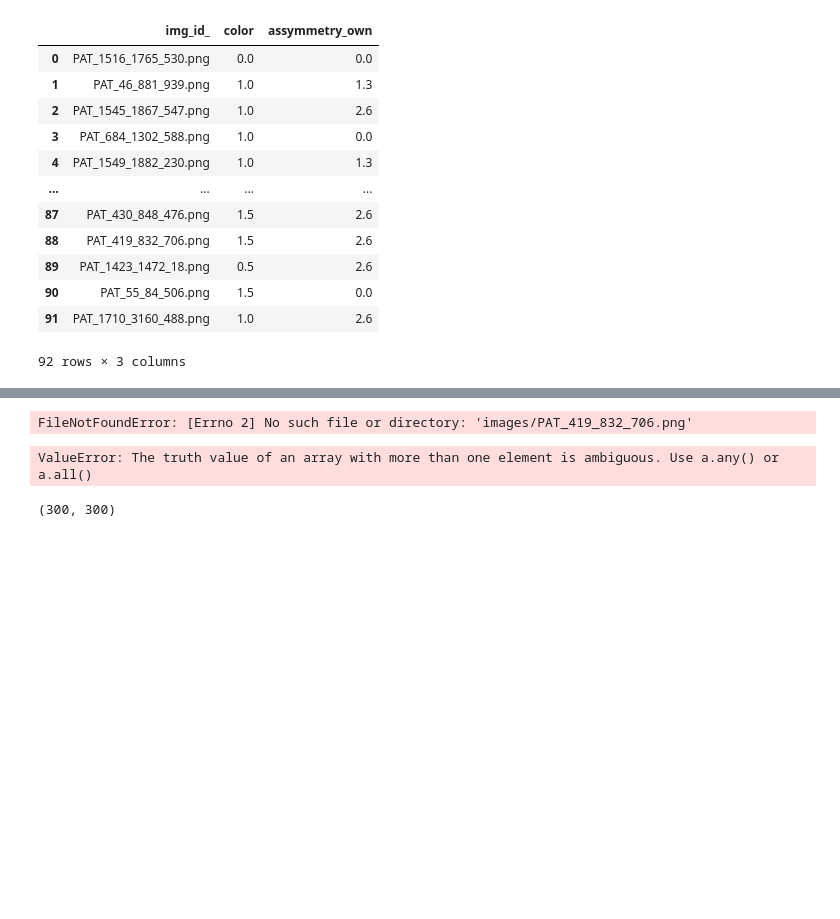
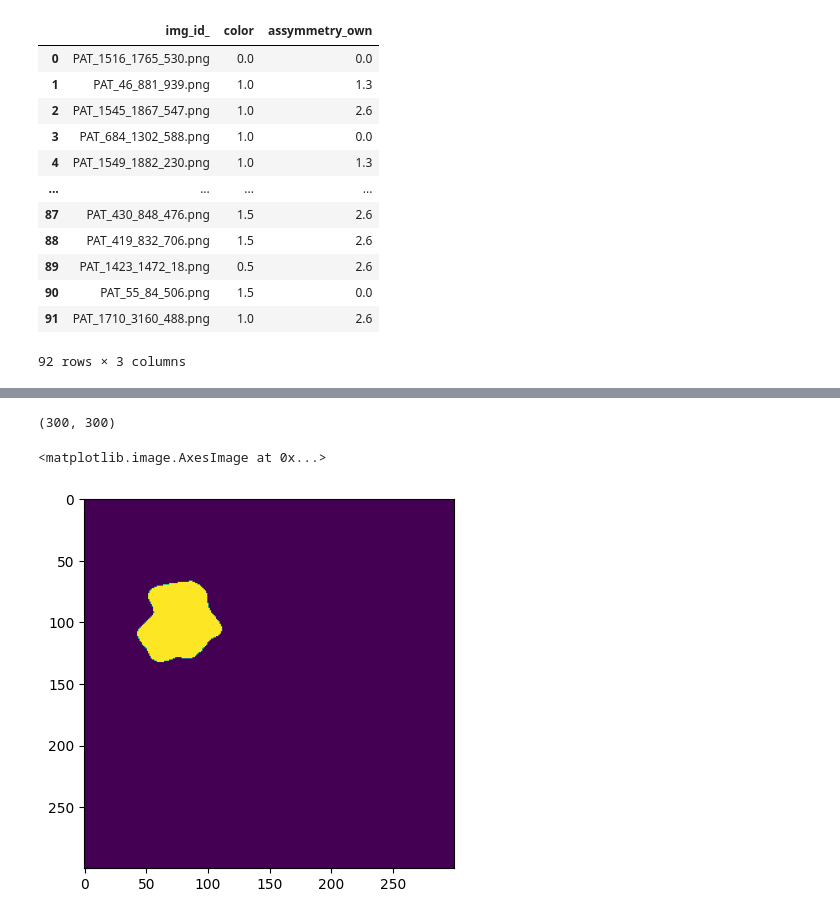
Before and after one commit to julielhagen/First-Year-Project, a Jupyter notebook: tester_.ipynb, the cells around one changed output, grey strips where cells are left out. Cells and saved outputs as stored; diff of their text form; code cells hidden in the pictures; blank space fills up the shorter version.

```diff
--- a/tester_.ipynb
+++ b/tester_.ipynb
@@ -107,84 +107,27 @@ df_concated
 | 91 | PAT_995_1867_5.png | 0.51500 | 0.010124 | 0.004520 | 0.002613 | 0.125400 | 0.008934 | 0.009650 | 0.09810 | 0.28340 | ... |
 | 71 | PAT_705_4015_413.png | 0.55000 | 0.002146 | 0.003786 | 0.008190 | 0.064100 | 0.004368 | 0.002182 | 0.96700 | 0.14450 | ... |
 | 19 | PAT_1582_2574_34.png | 0.73830 | 0.007587 | 0.003483 | 0.002766 | 0.001230 | 0.003807 | 0.007587 | 0.04324 | 0.31790 | ... |
-# %%
-from prep_image import prep_im_and_mask
-
-im, mask = prep_im_and_mask("PAT_419_832_706.png", image_folder, mask_folder)
-
-plt.imshow(mask)
-# %% [output]
-FileNotFoundError: [Errno 2] No such file or directory: 'images/PAT_419_832_706.png'
 # %%
 import os
 
 from MyModel import ProcessImages
-
+from prep_image import prep_im_and_mask
+import matplotlib.pyplot as plt
 
 #################
 ### COMSTANTS ###
 #################
-
 file_data = 'metadata_withmasks.csv'
 image_folder = 'images' + os.sep
 mask_folder = 'images_masks' + os.sep
 file_features = 'feature_data.csv'
 
-ProcessImages(file_data, image_folder, mask_folder, file_features)
+im, mask = prep_im_and_mask("PAT_1709_3159_935.png", image_folder, mask_folder)
+im1, mask1 = prep_im_and_mask("PAT_1461_1600_867.png", image_folder, mask_folder)
+
+print(mask.shape)
+plt.imshow(mask)
 # %% [output]
-ValueError: The truth value of an array with more than one element is ambiguous. Use a.any() or a.all()
+(300, 300)
+<matplotlib.image.AxesImage at 0x...>
+[figure, added]
-# %%
-# Feature extraction
-from asymmetry import mean_asymmetry
-from color import slic_segmentation, rgb_var, hsv_var, color_dominance
-from compactness import compactness_score
-from convexity import convexity_score
-import numpy as np
-import matplotlib.pyplot as plt
-
-from prep_image import prep_im_and_mask
-
-file_data = 'metadata_withmasks.csv'
-image_folder = 'images' + os.sep
-mask_folder = 'images_masks' + os.sep
-file_features = 'feature_data.csv'
-
-im, mask = prep_im_and_mask("PAT_561_1068_557.png", image_folder, mask_folder)
-
-mask_extracted = mask[:, :, 0].reshape((300, 300))
-
-
-def cut_mask(mask):
-    '''Cut empty space from mask array such that it has smallest possible dimensions.
-
-    Args:
-        mask (numpy.ndarray): mask to cut
-
-    Returns:
-        cut_mask_ (numpy.ndarray): cut mask
-    '''
-    col_sums = np.sum(mask, axis=0)
-    row_sums = np.sum(mask, axis=1)
-
-    active_cols = []
-    for index, col_sum in enumerate(col_sums):
-        if col_sum != 0:
-            active_cols.append(index)
-
-    active_rows = []
-    for index, row_sum in enumerate(row_sums):
-        if row_sum != 0:
-            active_rows.append(index)
-
-    col_min = active_cols[0]
-    col_max = active_cols[-1]
-    row_min = active_rows[0]
-    row_max = active_rows[-1]
-
-    cut_mask_ = mask[row_min:row_max+1, col_min:col_max+1]
-
-    return cut_mask_
-
-# cut_mask(mask)
-# %% [output]
-(300, 300)
```
Also changed, not shown: parts of 3 cells of this notebook.
